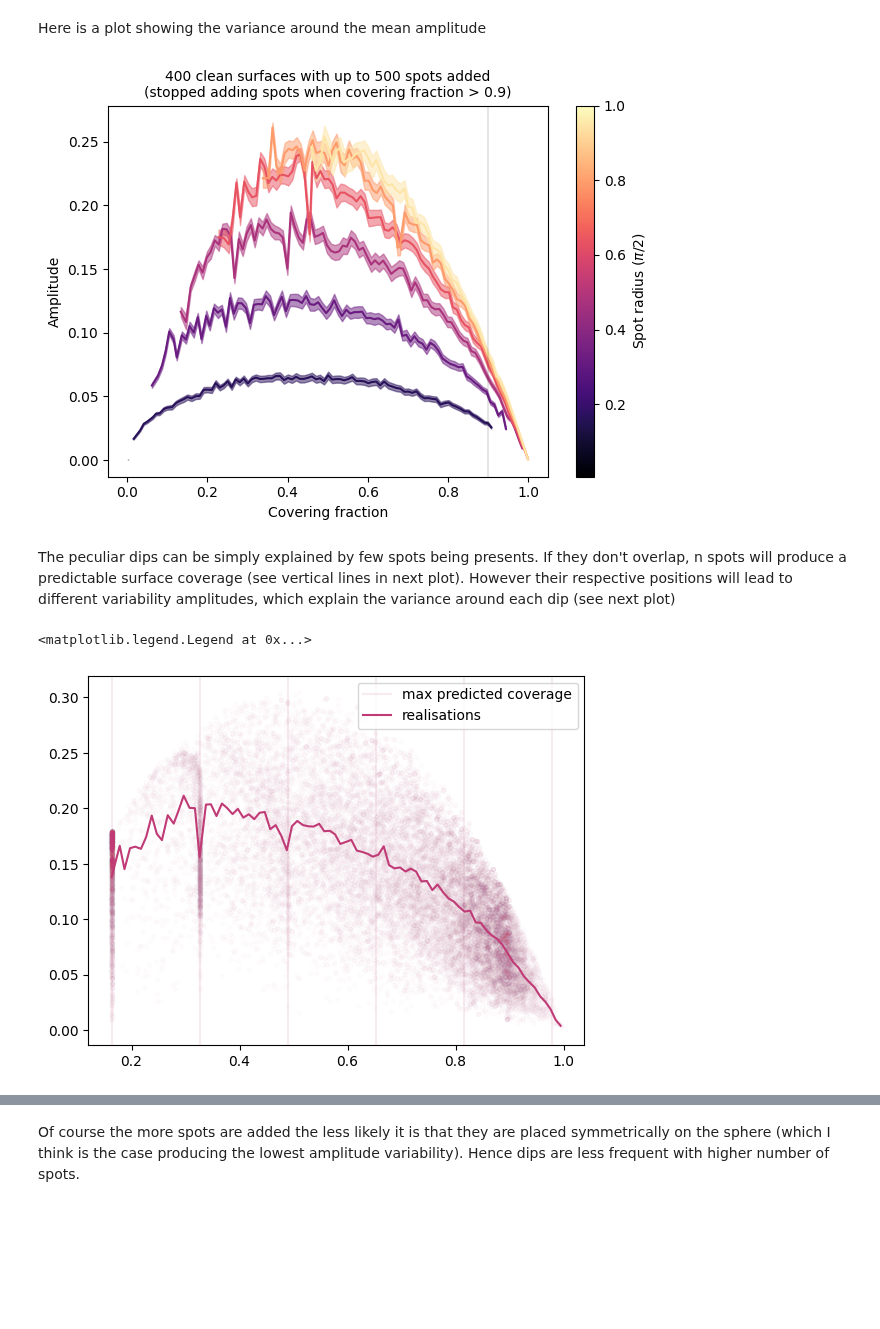
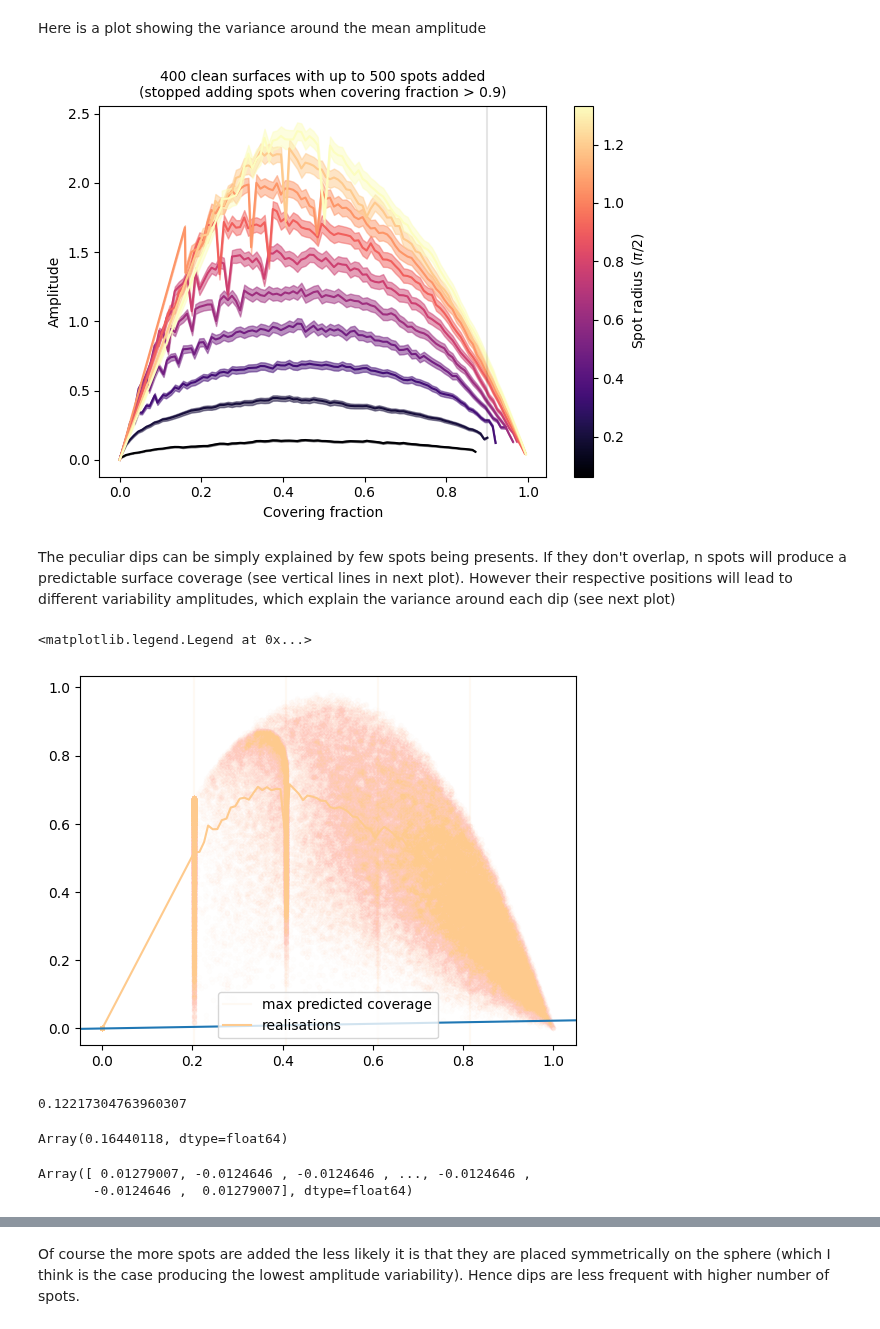
Before and after one commit to lgrcia/spotter, a Jupyter notebook: docs/source/notebooks/amplitude_constraints.ipynb, the cells around one changed output, grey strips where cells are left out. Saved outputs shown, nothing was run; the diff lists cells and outputs as text; code cells hidden in the pictures; blank space fills up the shorter version.

Commit message:
docs: update amplitude tuto

```diff
--- a/docs/source/notebooks/amplitude_constraints.ipynb
+++ b/docs/source/notebooks/amplitude_constraints.ipynb
@@ -10,8 +10,7 @@ import matplotlib.pyplot as plt
 
 star = Star(N=2**5)
 u = [0.1, 0.2]
-amplitude = jax.jit(star.amplitude(u, resolution=20))
-coverage = jax.jit(core.covering_fraction)
+amplitude = jax.jit(star.amplitude(u, undersampling=20))
 # %% [markdown]
 We now add spots to a clean surface, each time recording the spot coverage and the resulting variability amplitude. We do that for different spot radii, assuming that a surface is covered by spots of similar sizes (although in reality they might have different sizes) uniformly distributed
 # %%
@@ -106,7 +142,7 @@ plt.tight_layout()
 # %% [markdown]
 Here is a plot showing the variance around the mean amplitude
 # %%
-for i in np.arange(0, len(covs), 3):
+for i in np.arange(0, len(covs)):
     c, a = np.array(covs[i]), np.array(amplitudes[i])
     if len(c) == 0:
         continue
@@ -128,40 +164,53 @@ plt.title(
 plt.colorbar(s_m, label="Spot radius ($\pi /2$)", ax=plt.gca())
 plt.tight_layout()
 # %% [output]
-[figure, old version]
+[figure, new version]
 # %% [markdown]
 The peculiar dips can be simply explained by few spots being presents. If they don't overlap, n spots will produce a predictable surface coverage (see vertical lines in next plot). However their respective positions will lead to different variability amplitudes, which explain the variance around each dip (see next plot)
 # %%
+import jax.numpy as jnp
+
+
+def effective_coverage(radius):
+    spot = star.spots(jnp.pi / 2, 0.0, radius)
+    x = star.limbed(spot, u) * star.area()
+    return (jnp.mean(star.limbed(jnp.ones(star.n), u) * star.area()) - jnp.mean(x)) / 2
+
+
 def spot_coverage(radius):
     """coverage of a single spot on a sphere"""
     return (1 - np.cos(radius)) / 2
 
 
 def plot(i):
     color = s_m.to_rgba(angle[i])
     c, a = np.array(covs[i]), np.array(amplitudes[i])
+    a /= np.pi
     plt.plot(c, a, ".", color=color, alpha=0.01)
     idxs = index_binning(c, 0.01)
     _a = np.array([a[idx].mean() for idx in idxs])
     _c = np.array([c[idx].mean() for idx in idxs])
     plt.plot(_c, _a, "-", color=color, label="realisations")
+    sc = spot_coverage(radii[spot_i])
+    esc = effective_coverage(radii[spot_i])
+    plt.axline((0, 0), (sc, esc))
 
 
-spot_i = 10
-for i in range(1, 10):
+spot_i = 8
+for i in range(1, 20):
     x = i * spot_coverage(radii[spot_i])
     if x < 1:
         plt.axvline(
             x,
             c=s_m.to_rgba(angle[spot_i]),
             alpha=0.1,
             label="max predicted coverage" if i == 1 else None,
         )
     else:
         break
 
 plot(spot_i)
 plt.legend()
 # %% [output]
 <matplotlib.legend.Legend at 0x...>
-[figure, old version]
+[figure, new version]
@@ -167,0 +224,4 @@ plt.legend()
+# %%
+np.deg2rad(7)
+# %% [output]
+0.12217304763960307
@@ -167,0 +236,9 @@ plt.legend()
+# %%
+effective_coverage(0.1)
+# %% [output]
+Array(0.16440118, dtype=float64)
+# %%
+star.limbed(1 - star.spots(np.pi / 2, 0.0, 0.1), u) * star.area()
+# %% [output]
+Array([ 0.01279007, -0.0124646 , -0.0124646 , ..., -0.0124646 ,
+       -0.0124646 ,  0.01279007], dtype=float64)
```
Also changed, not shown: parts of 7 cells of this notebook.
